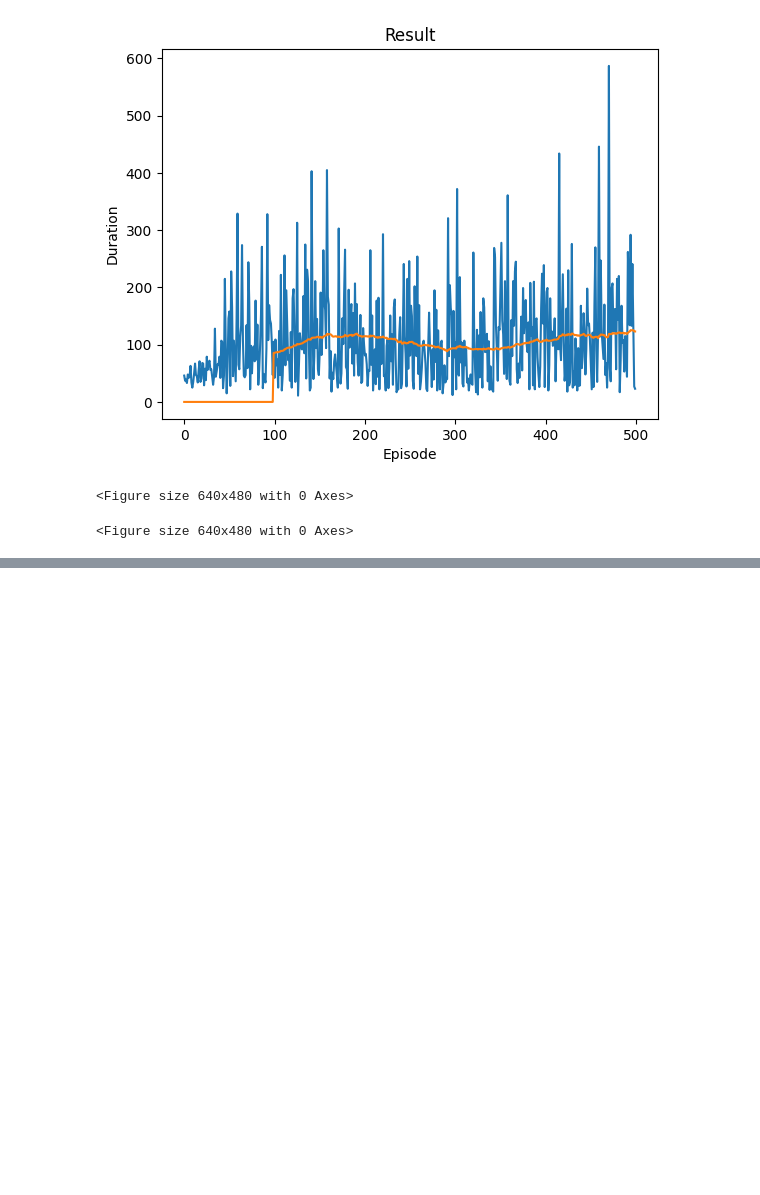
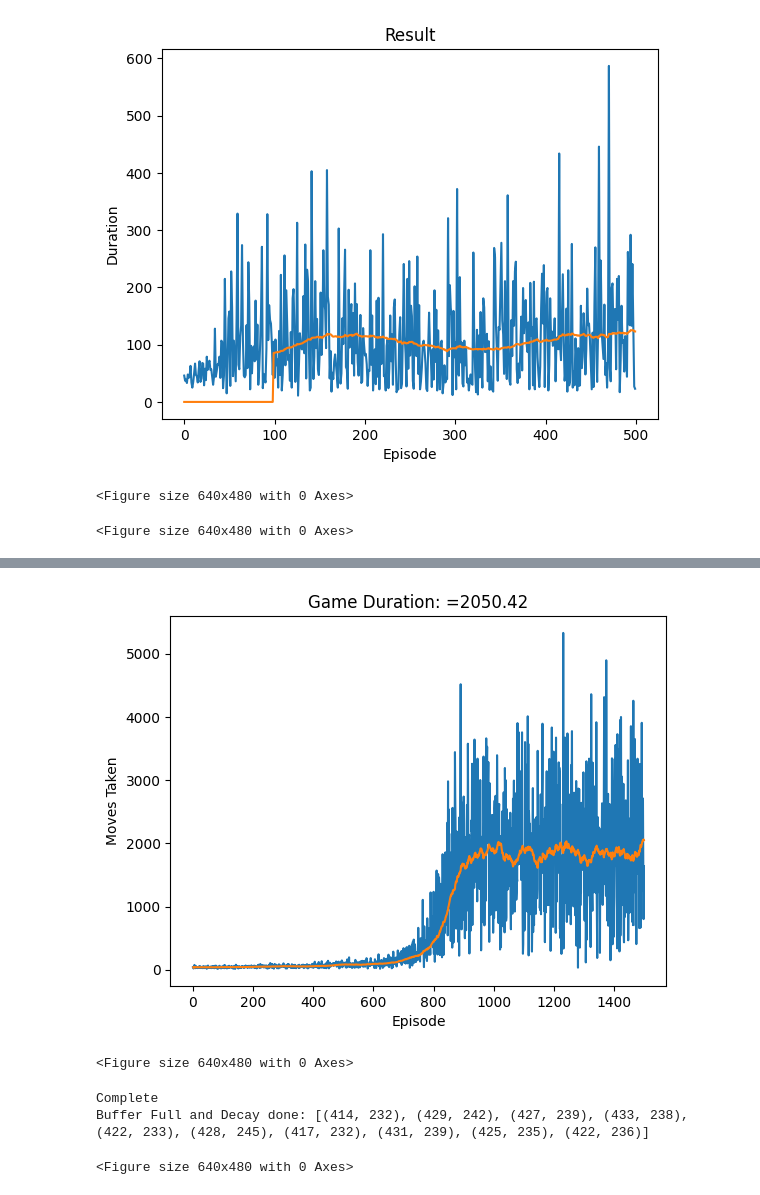
Before and after one commit to raefYoussef/rl_2048, a Jupyter notebook: 2048_notebook.ipynb, the cells around one changed output, grey strips where cells are left out. Saved outputs shown, nothing was run; the diff lists cells and outputs as text; code cells hidden in the pictures; blank space fills up the shorter version.

```diff
--- a/2048_notebook.ipynb
+++ b/2048_notebook.ipynb
@@ -369 +393,75 @@ Decay Done: 105
 <Figure size 640x480 with 0 Axes>
+# %%
+import matplotlib
+import matplotlib.pyplot as plt
+from itertools import count
+
+import torch
+import torch_directml
+dml = torch_directml.device(torch_directml.default_device())
+from dqn_agent.basic_dqn import DQN, BasicDQN
+from metrics import Metrics
+from env2048.env2048 import Env2048
+import env2048.rewards as rewards
+is_ipython = 'inline' in matplotlib.get_backend()
+if is_ipython:
+    from IPython import display
+device = torch.device(
+    "cuda" if torch.cuda.is_available() else
+    "mps" if torch.backends.mps.is_available() else
+    "cpu"
+)
+
+def combined_reward(
+    old_grid, action, new_grid, tot_merged, score, end, win, num_moves
+) -> float:
+    reward = 0
+    reward += rewards.reward_max_tile(old_grid, action, new_grid, tot_merged, score, end, win, num_moves)
+    reward += rewards.penalize_loss(old_grid, action, new_grid, tot_merged, score, end, win, num_moves) * 5
+    return reward
+
+env = Env2048(3, 3, 6, rewards.reward_max_tile, onehot_enc=True)
+e_decay = 20000
+buffer_size = 10000
+num_episodes = 1500
+dim = env.get_grid_dim()
+state_dim = dim[0]*dim[1]*dim[2]
+num_agents = 10
+all_metrics = []
+decay_buffer = []
+for x in range(num_agents):
+    agent = BasicDQN(dqn_module=DQN_thin_long, torch_device=device, observations_in_state=state_dim, buffer_size=buffer_size, batch_size=128, e_start=.95, e_end=.01, e_decay=e_decay, update_rate=.0005)
+    all_metrics.append(Metrics())
+
+    sum_steps = 0
+    decay_done = 0
+    buffer_full = 0
+
+    for i_episode in range(num_episodes):
+        # Initialize the environment and get its state
+        state = env.reset()
+        state = torch.tensor(state.flatten(), dtype=torch.float, device=device).unsqueeze(0)
+        for t in count():
+            state, action, next_state, reward, score, high_tile, end, win = agent.act_and_learn(state, env)
+
+            if end: # or t > max_episode_steps:
+                sum_steps += t
+                if decay_done == 0 and sum_steps > e_decay:
+                    decay_done = i_episode
+                if buffer_full == 0 and sum_steps > buffer_size:
+                    buffer_full = i_episode
+                display.clear_output(wait=True)
+                all_metrics[x].add_episode(1 if win else 0, reward, score, t+1, high_tile)
+                all_metrics[x].plot_steps()
+                break
+    decay_buffer.append((decay_done, buffer_full))
+
+
+print('Complete')
+print(f"Buffer Full and Decay done: {decay_buffer}")
+# %% [output]
+[figure, added]
+<Figure size 640x480 with 0 Axes>
+Complete
+Buffer Full and Decay done: [(414, 232), (429, 242), (427, 239), (433, 238), (422, 233), (428, 245), (417, 232), (431, 239), (425, 235), (422, 236)]
+<Figure size 640x480 with 0 Axes>
```
Also changed, not shown: parts of 11 cells of this notebook, 22 other files.
